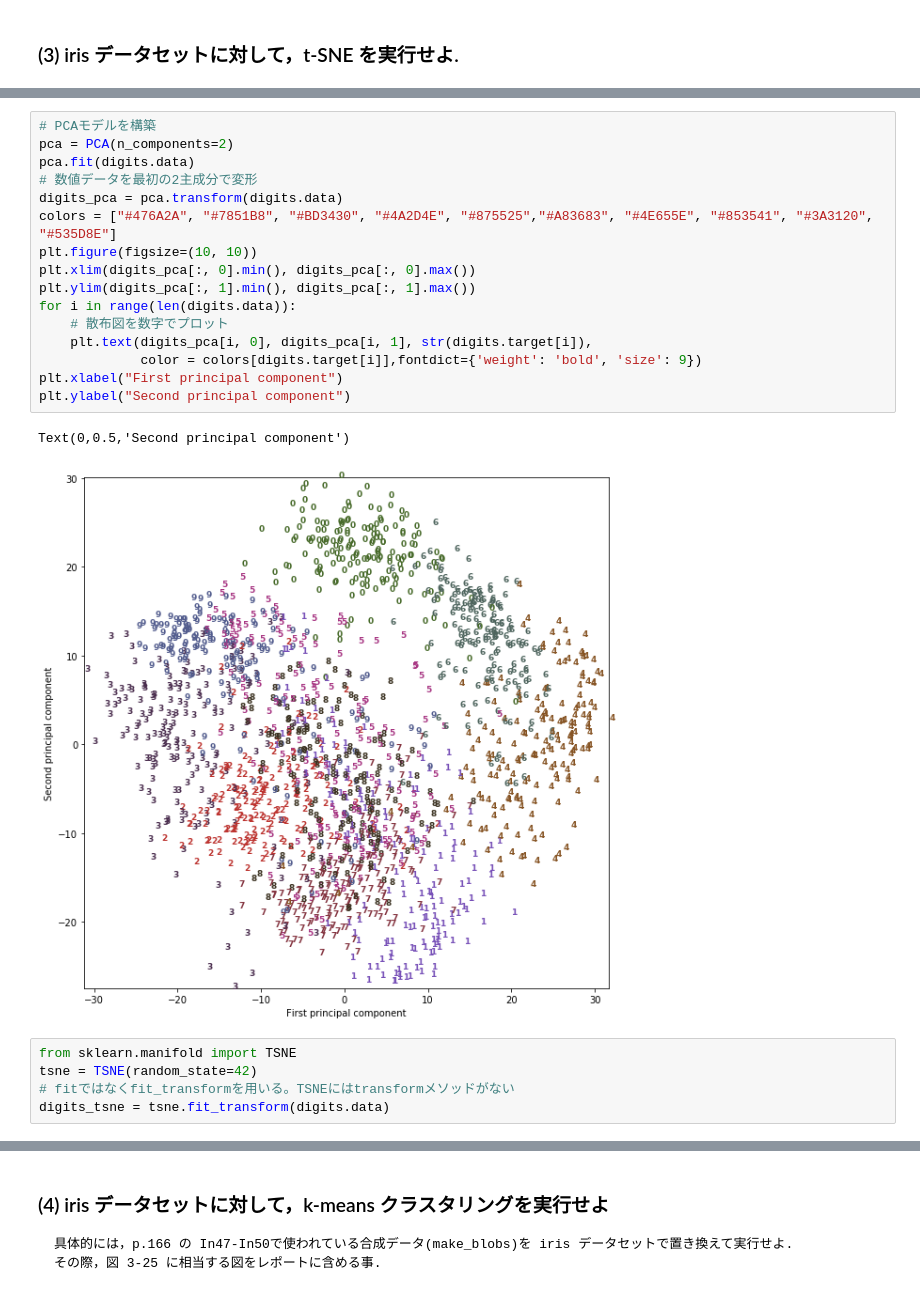
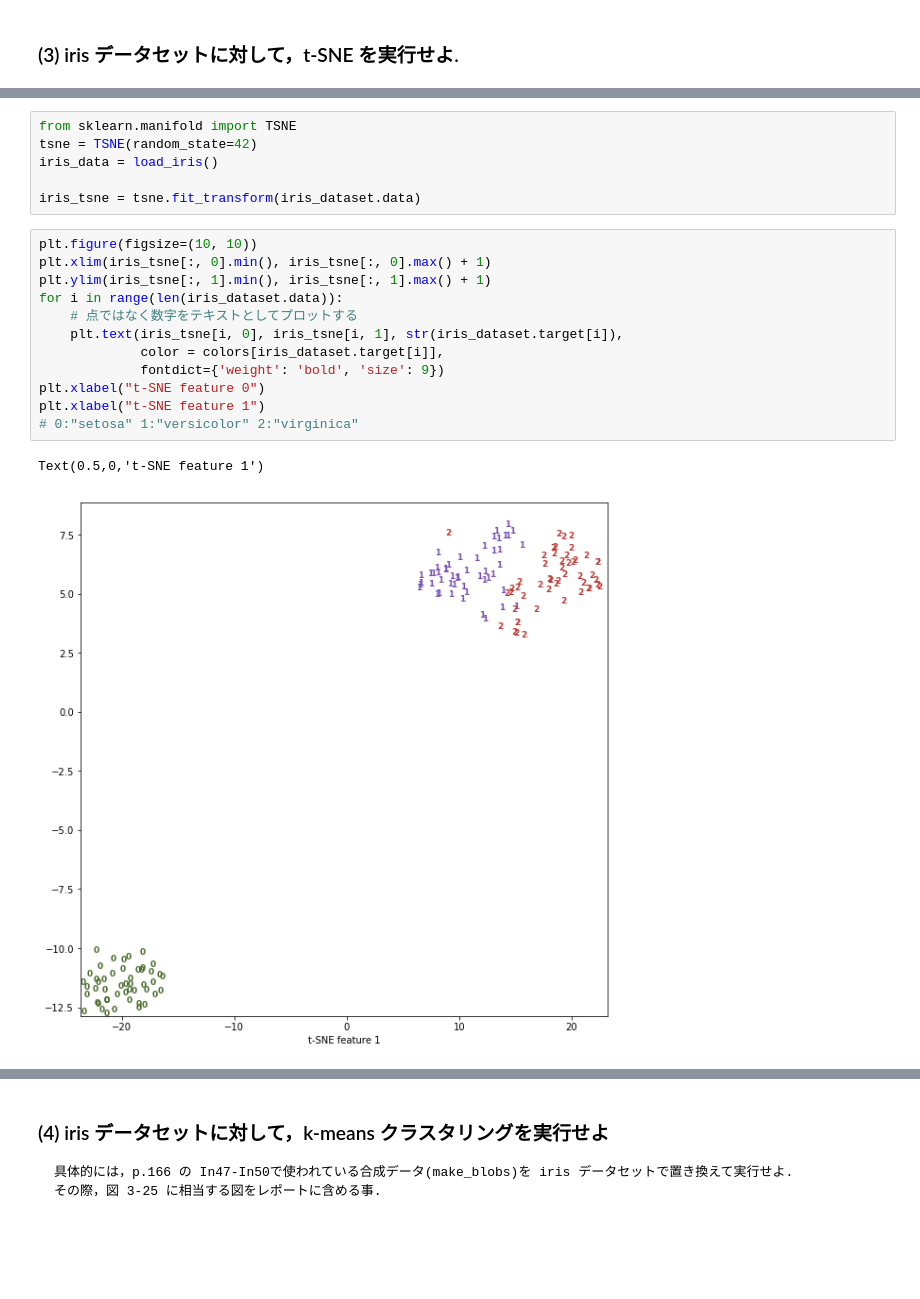
Before and after one commit to KiichiSugihara/MachineLearningTraining, a Jupyter notebook: kadai_03.ipynb, the cells around one changed output, grey strips where cells are left out. Drawn from its saved outputs; the diff is of its cells as text; blank space fills up the shorter version.

```diff
--- a/kadai_03.ipynb
+++ b/kadai_03.ipynb
@@ -147,24 +138,21 @@ for ax, img in zip(axes.ravel(), digits.images):
+# %%
+from sklearn.manifold import TSNE
+tsne = TSNE(random_state=42)
+iris_data = load_iris()
+
+iris_tsne = tsne.fit_transform(iris_dataset.data)
 # %%
-# PCAモデルを構築
-pca = PCA(n_components=2)
-pca.fit(digits.data)
-# 数値データを最初の2主成分で変形
-digits_pca = pca.transform(digits.data)
-colors = ["#476A2A", "#7851B8", "#BD3430", "#4A2D4E", "#875525","#A83683", "#4E655E", "#853541", "#3A3120", "#535D8E"]
 plt.figure(figsize=(10, 10))
-plt.xlim(digits_pca[:, 0].min(), digits_pca[:, 0].max())
-plt.ylim(digits_pca[:, 1].min(), digits_pca[:, 1].max())
-for i in range(len(digits.data)):
-    # 散布図を数字でプロット
-    plt.text(digits_pca[i, 0], digits_pca[i, 1], str(digits.target[i]),
-             color = colors[digits.target[i]],fontdict={'weight': 'bold', 'size': 9})
-plt.xlabel("First principal component")
-plt.ylabel("Second principal component")
+plt.xlim(iris_tsne[:, 0].min(), iris_tsne[:, 0].max() + 1)
+plt.ylim(iris_tsne[:, 1].min(), iris_tsne[:, 1].max() + 1)
+for i in range(len(iris_dataset.data)):
+    # 点ではなく数字をテキストとしてプロットする
+    plt.text(iris_tsne[i, 0], iris_tsne[i, 1], str(iris_dataset.target[i]),
+             color = colors[iris_dataset.target[i]],
+             fontdict={'weight': 'bold', 'size': 9})
+plt.xlabel("t-SNE feature 0")
+plt.xlabel("t-SNE feature 1")
+# 0:"setosa" 1:"versicolor" 2:"virginica"
 # %% [output]
-Text(0,0.5,'Second principal component')
+Text(0.5,0,'t-SNE feature 1')
-[figure, old version]
+[figure, new version]
-# %%
-from sklearn.manifold import TSNE
-tsne = TSNE(random_state=42)
-# fitではなくfit_transformを用いる。TSNEにはtransformメソッドがない
-digits_tsne = tsne.fit_transform(digits.data)
```
Also changed, not shown: parts of 2 cells of this notebook.
